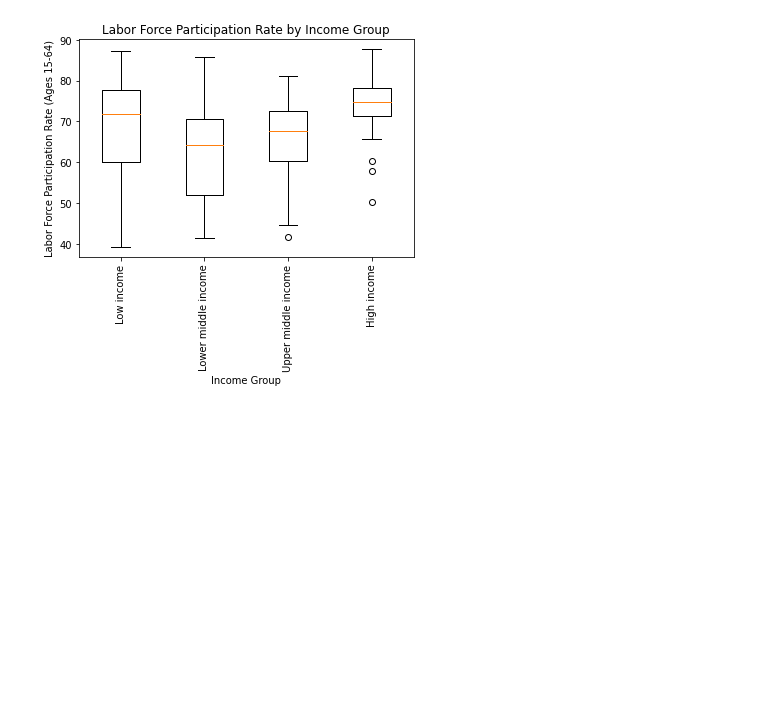
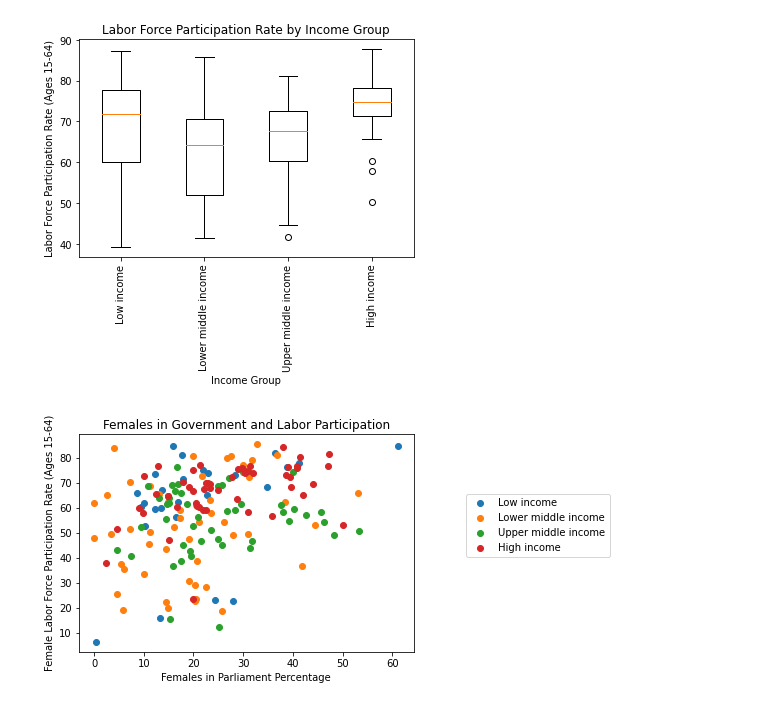
Before and after one commit to jackrlynn3/pandas-etl-visualizations-grp-5, a Jupyter notebook: visualizations.ipynb, the cells around one changed output. Drawn from its saved outputs; the diff is of its cells as text; code cells hidden in the pictures; blank space fills up the shorter version.

Commit message:
Finished Graphs

```diff
--- a/visualizations.ipynb
+++ b/visualizations.ipynb
@@ -213,3 +213,42 @@ plt.ylabel('Labor Force Participation Rate (Ages 15-64)')
 plt.show()
 # %% [output]
 [figure]
+# %%
+# Scatterplot
+female_labor = countries[countries['Indicator'] == r'Labor force participation rate, female (% of female population ages 15-64) (modeled ILO estimate)']
+female_government = countries[countries['Indicator'] == r'Proportion of seats held by women in national parliaments (%)']
+
+# Include only one year
+female_labor = female_labor.loc[female_labor['Year'] == 2019]
+female_government = female_government.loc[female_government['Year'] == 2019]
+
+# Include only essentials
+female_labor = female_labor[['Country', 'Value', 'IncomeGroup']]
+female_labor = female_labor.rename(columns={'Value': 'LaborParticipation'})
+female_government = female_government[['Country', 'Value', 'IncomeGroup']]
+female_government = female_government.rename(columns={'Value': 'FemaleGovernment'})
+
+# Exclude nan
+female_labor = female_labor.loc[female_labor['Country'].notna()]
+female_labor = female_labor.loc[female_labor['LaborParticipation'].notna()]
+female_labor = female_labor.loc[female_labor['IncomeGroup'].notna()]
+female_government = female_government.loc[female_government['Country'].notna()]
+female_government = female_government.loc[female_government['FemaleGovernment'].notna()]
+female_government = female_government.loc[female_government['IncomeGroup'].notna()]
+
+# Merge based on country
+combo = female_government.merge(female_labor, how='inner', on='Country')
+combo = combo.rename(columns={'IncomeGroup_x': 'IncomeGroup'})
+
+# Make scatterpplot
+IncomeGroups = combo['IncomeGroup'].unique()
+for group in IncomeGroups:
+    this_combo = combo[combo['IncomeGroup'] == group]
+    plt.scatter(this_combo['FemaleGovernment'], this_combo['LaborParticipation'])
+plt.legend(IncomeGroups, bbox_to_anchor=(1.6, 0.75))
+plt.title('Females in Government and Labor Participation')
+plt.xlabel('Females in Parliament Percentage')
+plt.ylabel('Female Labor Force Participation Rate (Ages 15-64)')
+plt.show()
+# %% [output]
+[figure, added]
```
